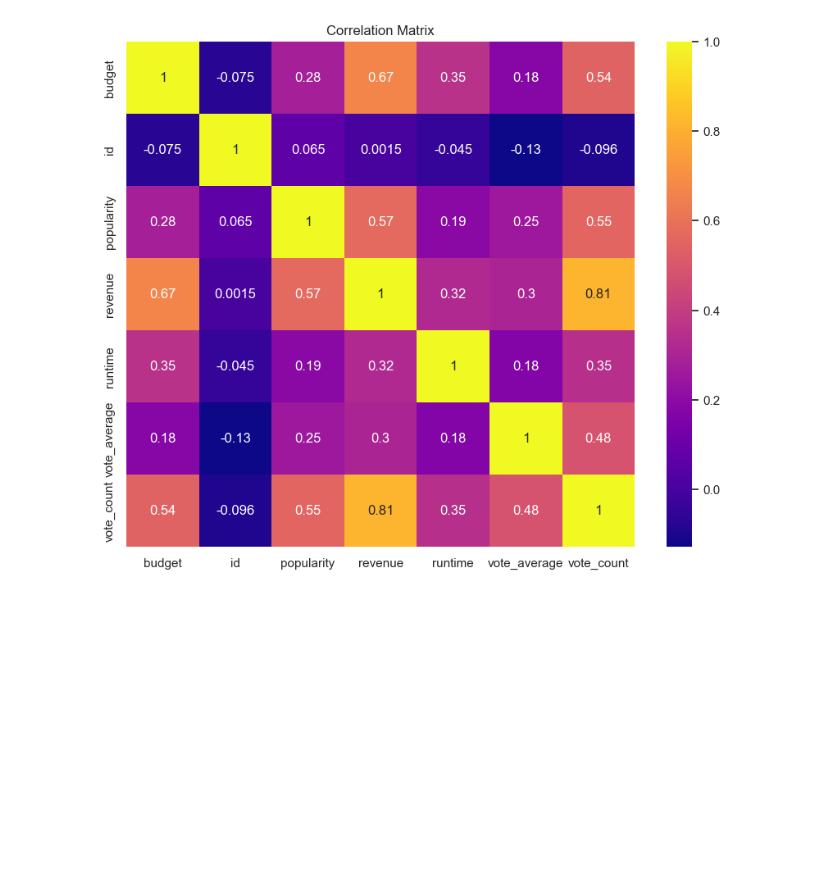
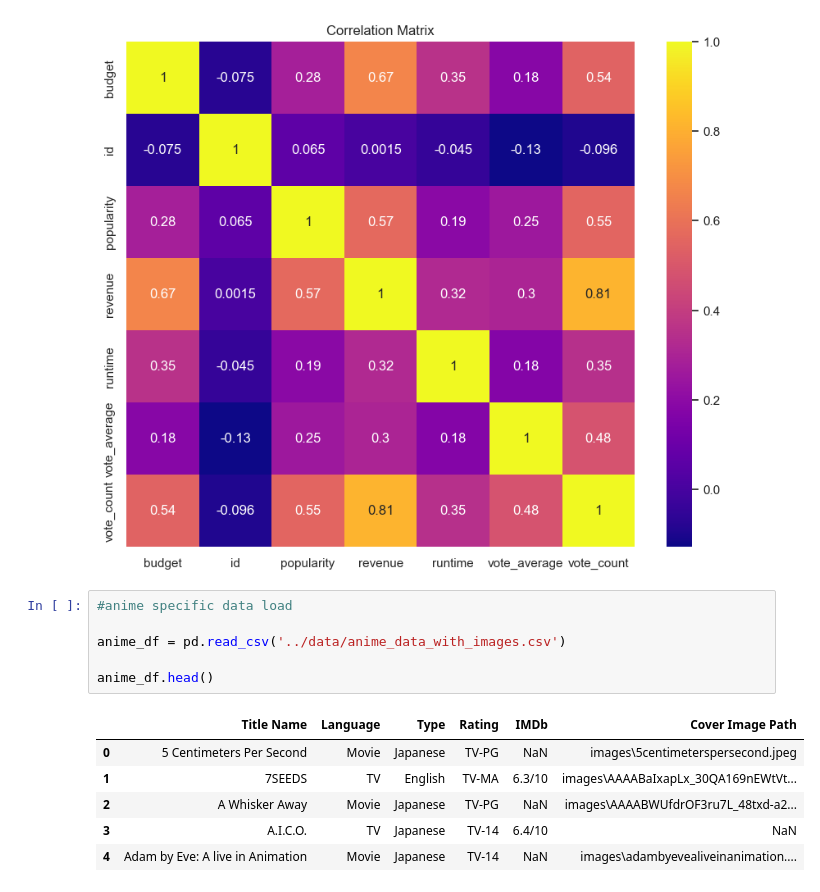
Before and after one commit to charithamoka/netflix-anime-project, a Jupyter notebook: notebooks/netflix_anime_eda.ipynb, the cells around one changed output. Saved outputs shown, nothing was run; the diff lists cells and outputs as text; blank space fills up the shorter version.

```diff
--- a/notebooks/netflix_anime_eda.ipynb
+++ b/notebooks/netflix_anime_eda.ipynb
@@ -234,3 +224,16 @@ plt.show()
 [figure]
 [figure]
 [figure]
+# %%
+#anime specific data load
+
+anime_df = pd.read_csv('../data/anime_data_with_images.csv')
+
+anime_df.head()
+# %% [output]
+|  | Title Name | Language | Type | Rating | IMDb | Cover Image Path |
+| 0 | 5 Centimeters Per Second | Movie | Japanese | TV-PG | NaN | images\5centimeterspersecond.jpeg |
+| 1 | 7SEEDS | TV | English | TV-MA | 6.3/10 | images\AAAABaIxapLx_30QA169nEWtVt... |
+| 2 | A Whisker Away | Movie | Japanese | TV-PG | NaN | images\AAAABWUfdrOF3ru7L_48txd-a2... |
+| 3 | A.I.C.O. | TV | Japanese | TV-14 | 6.4/10 | NaN |
+| 4 | Adam by Eve: A live in Animation | Movie | Japanese | TV-14 | NaN | images\adambyevealiveinanimation.... |
```
Also changed, not shown: parts of 1 cell of this notebook.
